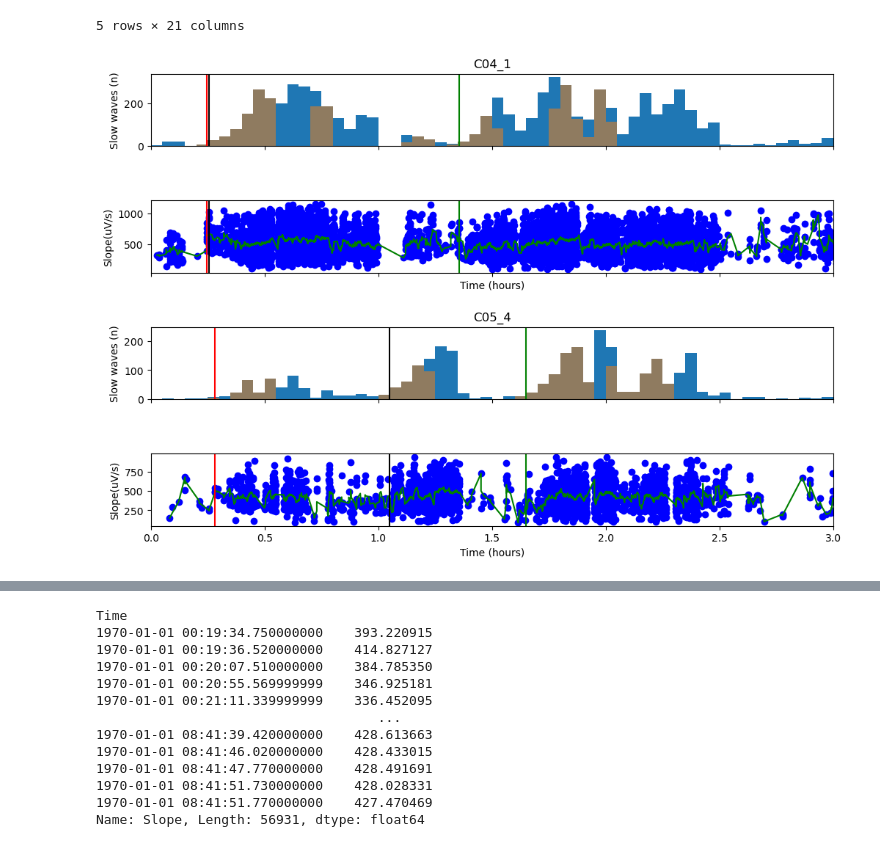
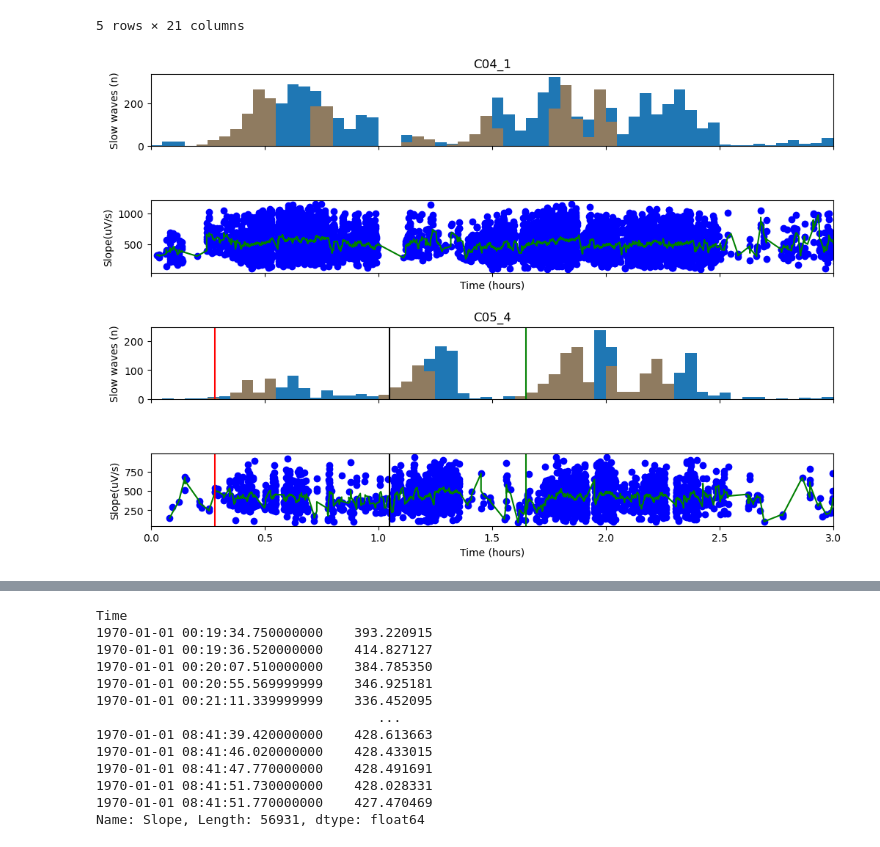
Before and after one commit to Ra-zac/SLEEP, a Jupyter notebook: SWSdata/SWS_CONCATENATED.ipynb, the cells around one changed output, grey strips where cells are left out. Drawn from its saved outputs; the diff is of its cells as text; code cells hidden in the pictures.

```diff
--- a/SWSdata/SWS_CONCATENATED.ipynb
+++ b/SWSdata/SWS_CONCATENATED.ipynb
@@ -219,35 +219,35 @@ for idx, (name, Subject) in enumerate(data_F.groupby('Id')):
 
         c = c + 1
 
         axs[c].scatter(Subject['Start'],Subject['Slope'],color='blue')
         x, mean = zip(*sorted(zip(Subject['Start'], rmean),key=lambda x: x[0]))
         axs[c].plot(x, mean, color='green')
         axs[c].set_ylabel('Slope(uV/s)')
         axs[c].set_xlabel('Time (hours)')
         axs[c].set_xlim([0, 3])
 
-        if name == 'C04_1':
+        if name == 'C07_1':
             axs[c].axvline(0.245, color = 'red')
             axs[c-1].axvline(0.245, color = 'red')
             axs[c].axvline(0.254, color = 'black')
             axs[c-1].axvline(0.254, color = 'black')
             axs[c].axvline(1.356, color = 'green')
             axs[c-1].axvline(1.356, color = 'green')
 
         if name == 'C05_4':
             axs[c].axvline(0.28, color = 'red')
             axs[c-1].axvline(0.28, color = 'red')
             axs[c].axvline(1.05, color = 'black')
             axs[c-1].axvline(1.05, color = 'black')
             axs[c].axvline(1.65, color = 'green')
             axs[c-1].axvline(1.65, color = 'green')
 
         c = c + 1
 
 
 plt.savefig('hist')
 # %% [output]
-[figure, old version]
+[figure, new version]
 # %%
 dataC11 = data[data['Subject']=='C11'].sort_values(by=['Start']).reset_index(drop=True)
 dataC11['Time'] = pd.to_datetime(dataC11['Start'],unit = 'h')
```
Also changed, not shown: 4 other files.
